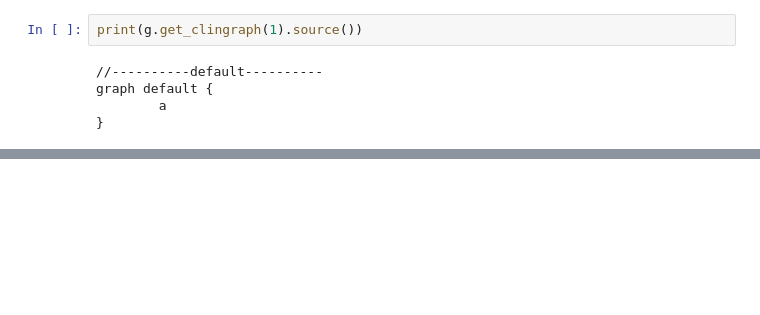
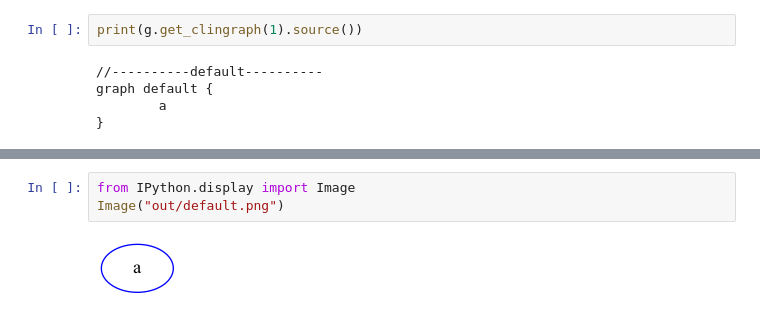
Before and after one commit to potassco/clingraph, a Jupyter notebook: notebook.ipynb, the cells around one changed output, grey strips where cells are left out. Saved outputs shown, nothing was run; the diff lists cells and outputs as text; blank space fills up the shorter version.

```diff
--- a/docs/package_usage.ipynb
+++ b/notebook.ipynb
@@ -196,0 +286,5 @@ graph default {
+# %%
+from IPython.display import Image
+Image("out/default.png")
+# %% [output]
+[figure, added]
```
Also changed, not shown: parts of 34 cells of this notebook, 10 other files.
